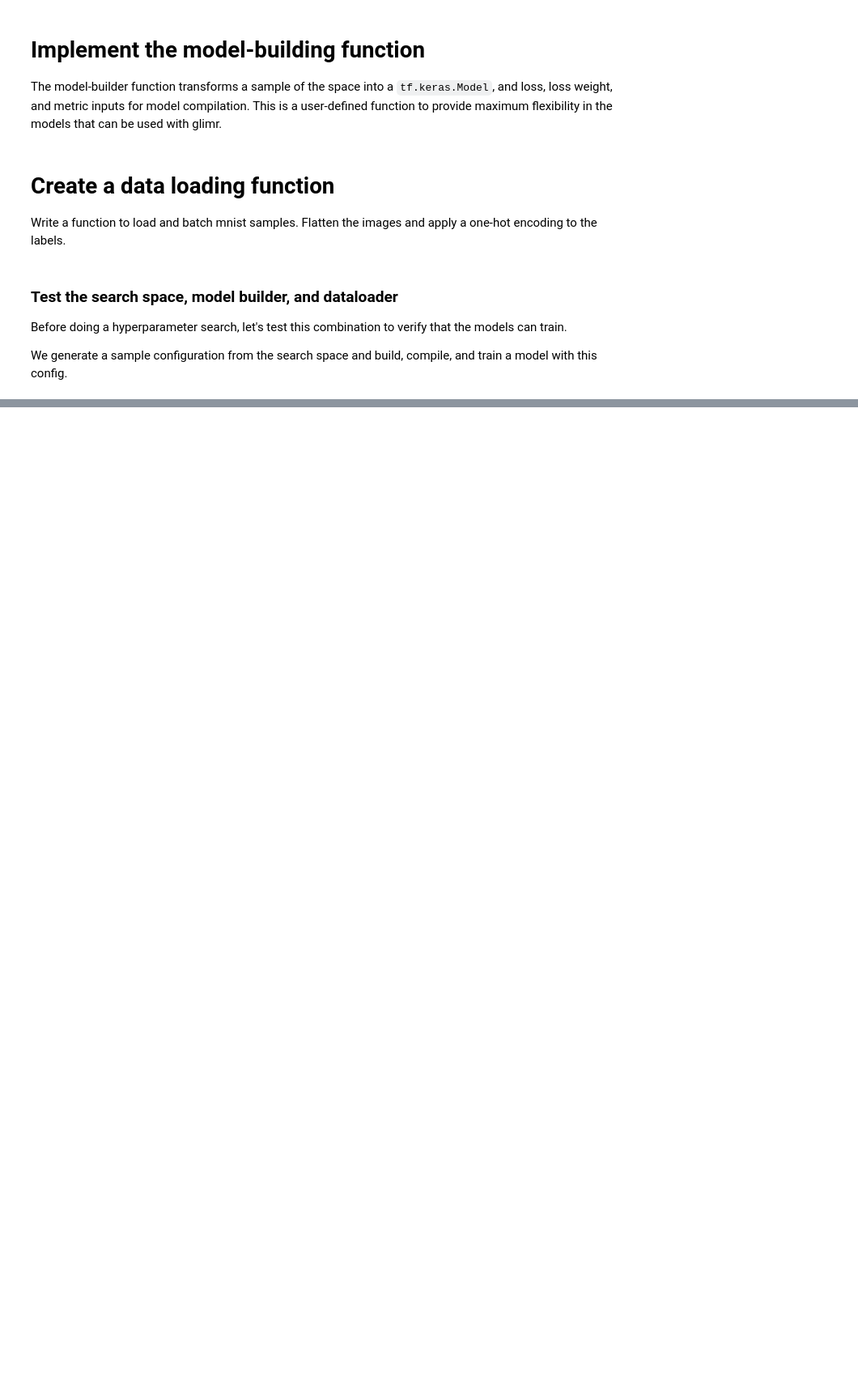
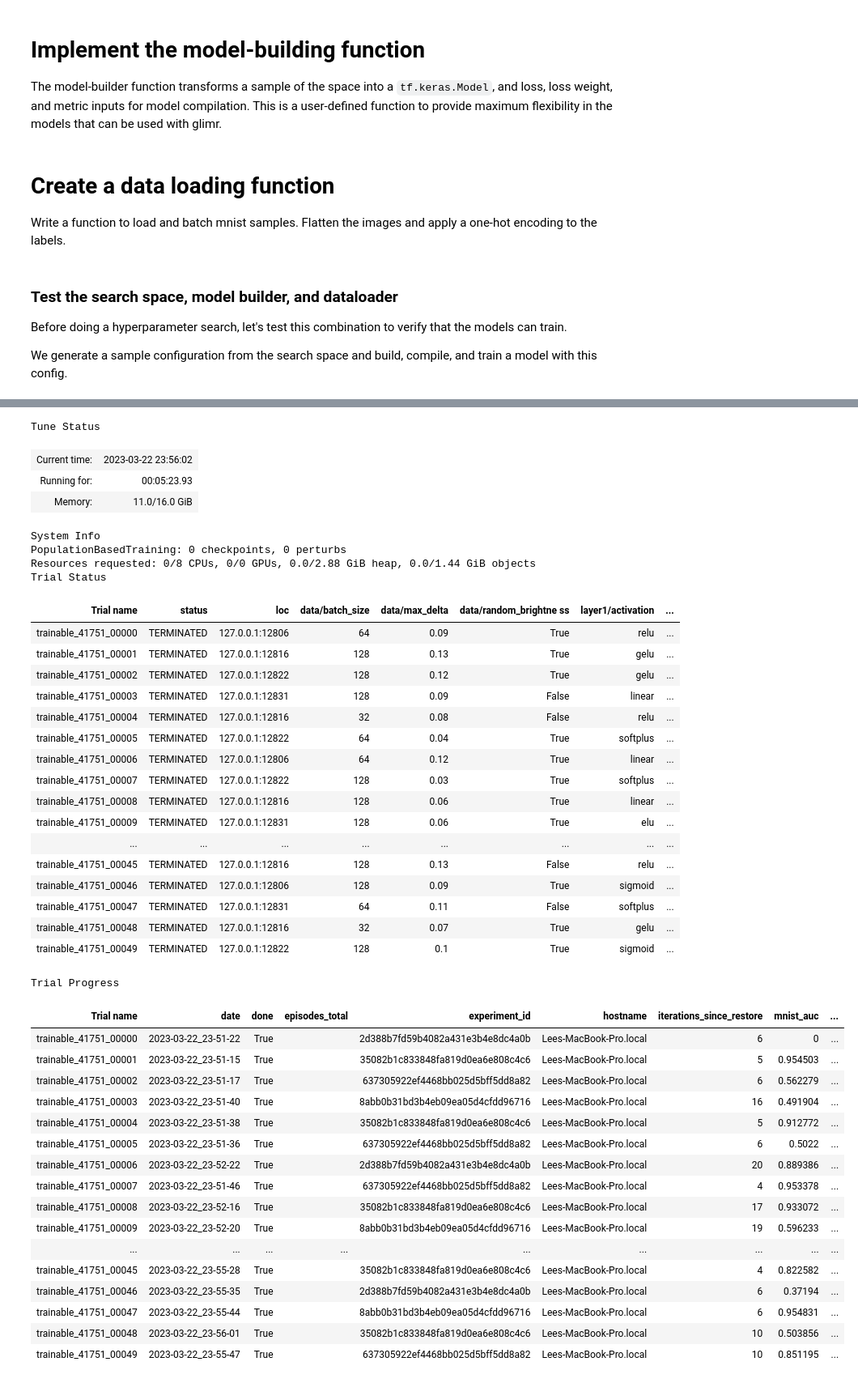
Before and after one commit to PathologyDataScience/glimr, a Jupyter notebook: examples/mnist_example.ipynb, the cells around one changed output, grey strips where cells are left out. Shown: that part at 81% size. Saved outputs shown, nothing was run; the diff lists cells and outputs as text; code cells hidden in the pictures; blank space fills up the shorter version.

```diff
--- a/examples/mnist_example.ipynb
+++ b/examples/mnist_example.ipynb
@@ -443,0 +495,61 @@ Number of trials: 8/100 (4 PENDING, 4 RUNNING)
+# %%
+from ray.tune.schedulers import PopulationBasedTraining
+
+# create the Search object instance
+tuner = Search(space, builder, dataloader, "mnist_auc")
+
+# create the PBT trainer - the entire search space eligible for mutation
+scheduler = PopulationBasedTraining(
+    time_attr="training_iteration",
+    hyperparam_mutations=space)
+
+# run 50 trials with the PBT trainer
+with contextlib.redirect_stderr(open(os.devnull, "w")):
+    results = tuner.experiment(local_dir=temp_dir.name,
+                               name="pbt",
+                               num_samples=50,
+                               scheduler=scheduler)
+# %% [output]
+Tune Status
+| Current time: | 2023-03-22 23:56:02 |
+| Running for: | 00:05:23.93 |
+| Memory: | 11.0/16.0 GiB |
+System Info
+PopulationBasedTraining: 0 checkpoints, 0 perturbs
+Resources requested: 0/8 CPUs, 0/0 GPUs, 0.0/2.88 GiB heap, 0.0/1.44 GiB objects
+Trial Status
+| Trial name | status | loc | data/batch_size | data/max_delta | data/random_brightne ss | layer1/activation | ... |
+| trainable_41751_00000 | TERMINATED | 127.0.0.1:12806 | 64 | 0.09 | True | relu | ... |
+| trainable_41751_00001 | TERMINATED | 127.0.0.1:12816 | 128 | 0.13 | True | gelu | ... |
+| trainable_41751_00002 | TERMINATED | 127.0.0.1:12822 | 128 | 0.12 | True | gelu | ... |
+| trainable_41751_00003 | TERMINATED | 127.0.0.1:12831 | 128 | 0.09 | False | linear | ... |
+| trainable_41751_00004 | TERMINATED | 127.0.0.1:12816 | 32 | 0.08 | False | relu | ... |
+| trainable_41751_00005 | TERMINATED | 127.0.0.1:12822 | 64 | 0.04 | True | softplus | ... |
+| trainable_41751_00006 | TERMINATED | 127.0.0.1:12806 | 64 | 0.12 | True | linear | ... |
+| trainable_41751_00007 | TERMINATED | 127.0.0.1:12822 | 128 | 0.03 | True | softplus | ... |
+| trainable_41751_00008 | TERMINATED | 127.0.0.1:12816 | 128 | 0.06 | True | linear | ... |
+| trainable_41751_00009 | TERMINATED | 127.0.0.1:12831 | 128 | 0.06 | True | elu | ... |
+| ... | ... | ... | ... | ... | ... | ... | ... |
+| trainable_41751_00045 | TERMINATED | 127.0.0.1:12816 | 128 | 0.13 | False | relu | ... |
+| trainable_41751_00046 | TERMINATED | 127.0.0.1:12806 | 128 | 0.09 | True | sigmoid | ... |
+| trainable_41751_00047 | TERMINATED | 127.0.0.1:12831 | 64 | 0.11 | False | softplus | ... |
+| trainable_41751_00048 | TERMINATED | 127.0.0.1:12816 | 32 | 0.07 | True | gelu | ... |
+| trainable_41751_00049 | TERMINATED | 127.0.0.1:12822 | 128 | 0.1 | True | sigmoid | ... |
+Trial Progress
+| Trial name | date | done | episodes_total | experiment_id | hostname | iterations_since_restore | mnist_auc | ... |
+| trainable_41751_00000 | 2023-03-22_23-51-22 | True |  | 2d388b7fd59b4082a431e3b4e8dc4a0b | Lees-MacBook-Pro.local | 6 | 0 | ... |
+| trainable_41751_00001 | 2023-03-22_23-51-15 | True |  | 35082b1c833848fa819d0ea6e808c4c6 | Lees-MacBook-Pro.local | 5 | 0.954503 | ... |
+| trainable_41751_00002 | 2023-03-22_23-51-17 | True |  | 637305922ef4468bb025d5bff5dd8a82 | Lees-MacBook-Pro.local | 6 | 0.562279 | ... |
+| trainable_41751_00003 | 2023-03-22_23-51-40 | True |  | 8abb0b31bd3b4eb09ea05d4cfdd96716 | Lees-MacBook-Pro.local | 16 | 0.491904 | ... |
+| trainable_41751_00004 | 2023-03-22_23-51-38 | True |  | 35082b1c833848fa819d0ea6e808c4c6 | Lees-MacBook-Pro.local | 5 | 0.912772 | ... |
+| trainable_41751_00005 | 2023-03-22_23-51-36 | True |  | 637305922ef4468bb025d5bff5dd8a82 | Lees-MacBook-Pro.local | 6 | 0.5022 | ... |
+| trainable_41751_00006 | 2023-03-22_23-52-22 | True |  | 2d388b7fd59b4082a431e3b4e8dc4a0b | Lees-MacBook-Pro.local | 20 | 0.889386 | ... |
+| trainable_41751_00007 | 2023-03-22_23-51-46 | True |  | 637305922ef4468bb025d5bff5dd8a82 | Lees-MacBook-Pro.local | 4 | 0.953378 | ... |
+| trainable_41751_00008 | 2023-03-22_23-52-16 | True |  | 35082b1c833848fa819d0ea6e808c4c6 | Lees-MacBook-Pro.local | 17 | 0.933072 | ... |
+| trainable_41751_00009 | 2023-03-22_23-52-20 | True |  | 8abb0b31bd3b4eb09ea05d4cfdd96716 | Lees-MacBook-Pro.local | 19 | 0.596233 | ... |
+| ... | ... | ... | ... | ... | ... | ... | ... | ... |
+| trainable_41751_00045 | 2023-03-22_23-55-28 | True |  | 35082b1c833848fa819d0ea6e808c4c6 | Lees-MacBook-Pro.local | 4 | 0.822582 | ... |
+| trainable_41751_00046 | 2023-03-22_23-55-35 | True |  | 2d388b7fd59b4082a431e3b4e8dc4a0b | Lees-MacBook-Pro.local | 6 | 0.37194 | ... |
+| trainable_41751_00047 | 2023-03-22_23-55-44 | True |  | 8abb0b31bd3b4eb09ea05d4cfdd96716 | Lees-MacBook-Pro.local | 6 | 0.954831 | ... |
+| trainable_41751_00048 | 2023-03-22_23-56-01 | True |  | 35082b1c833848fa819d0ea6e808c4c6 | Lees-MacBook-Pro.local | 10 | 0.503856 | ... |
+| trainable_41751_00049 | 2023-03-22_23-55-47 | True |  | 637305922ef4468bb025d5bff5dd8a82 | Lees-MacBook-Pro.local | 10 | 0.851195 | ... |
```
Also changed, not shown: parts of 17 cells of this notebook.
